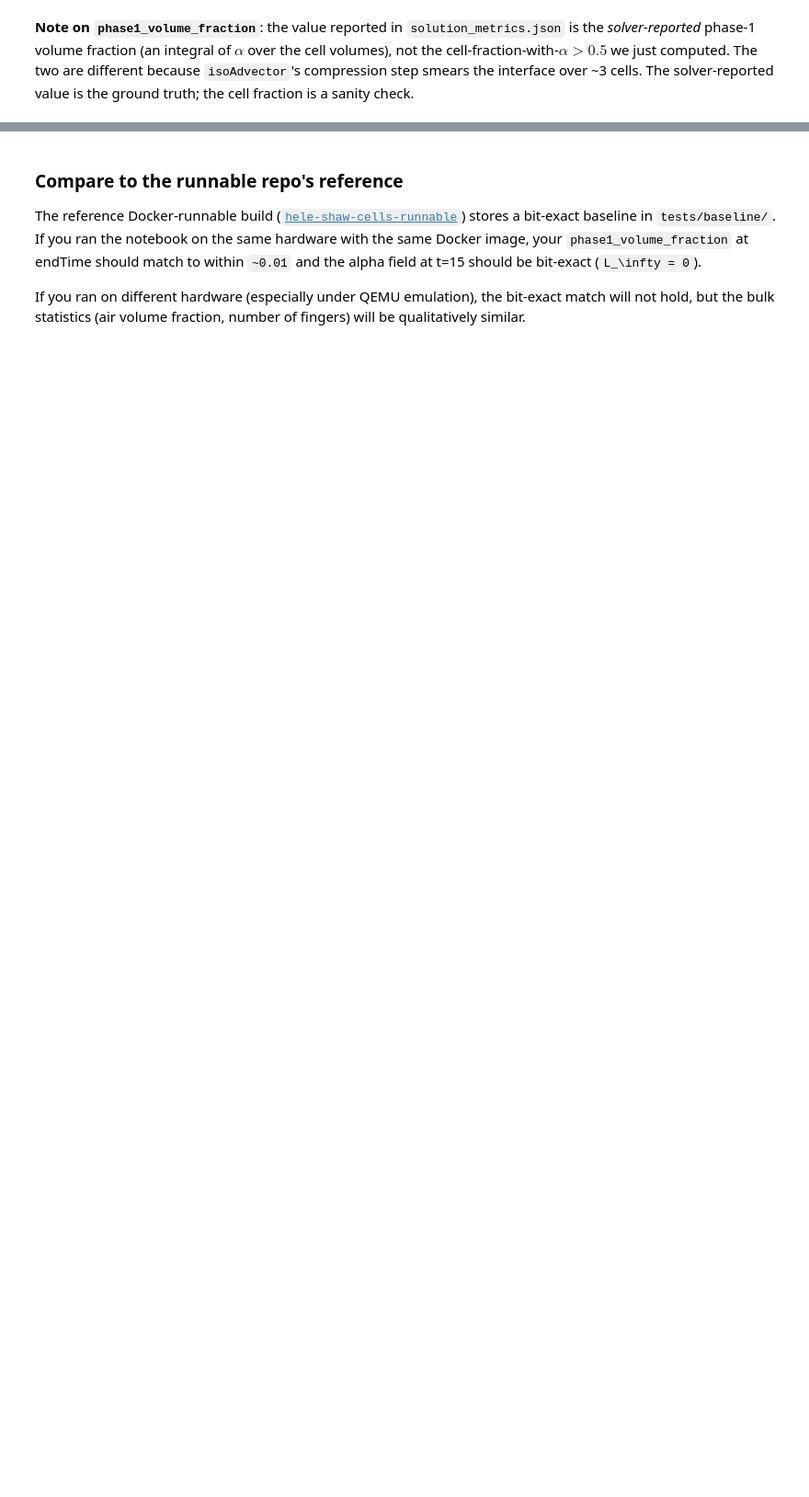
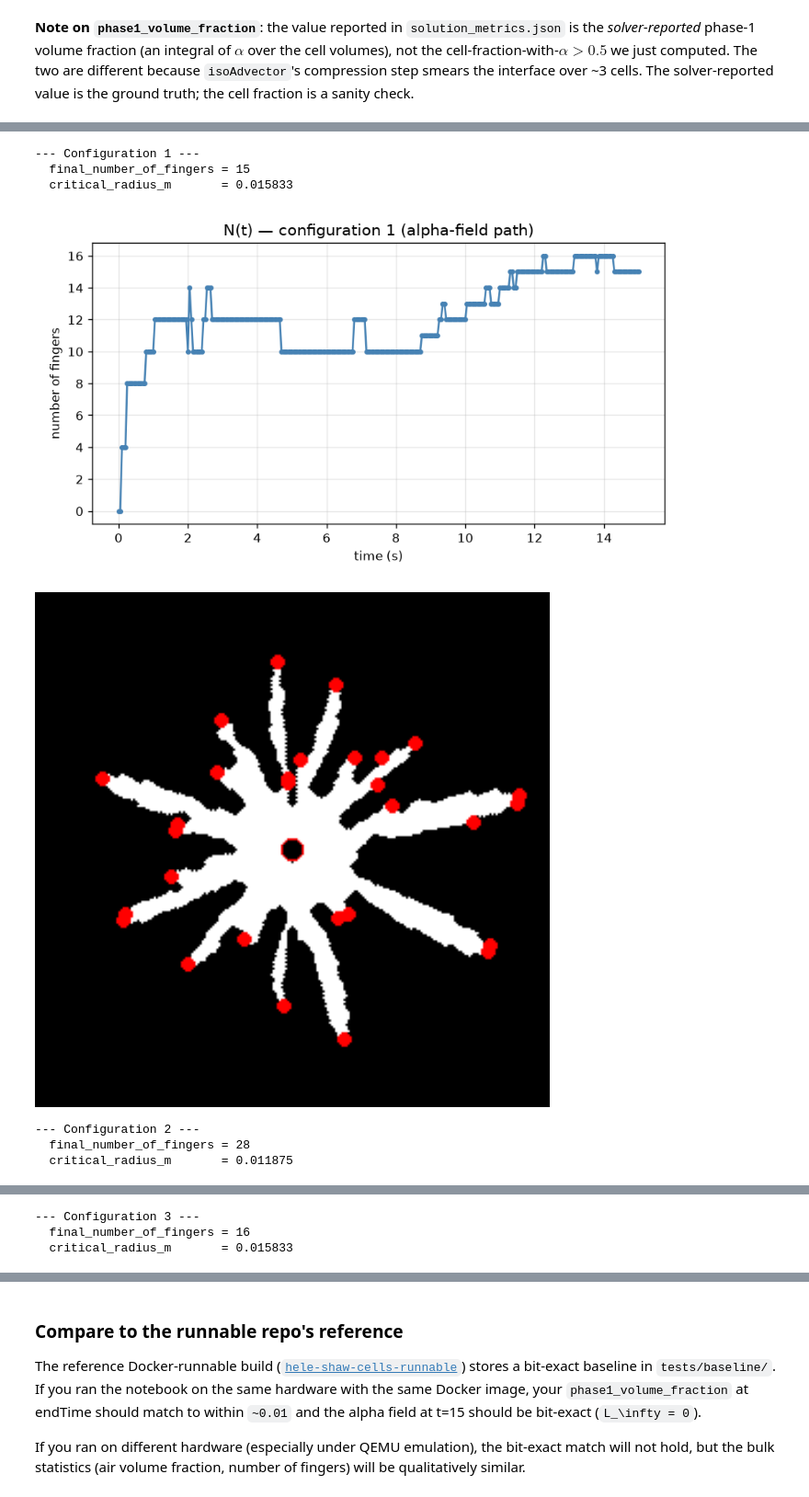
Before and after one commit to Simulation-Benchmarks/hele-shaw-cells-example, a Jupyter notebook: notebooks/Simulation_Walkthrough.ipynb, the cells around one changed output, grey strips where cells are left out. Shown at 92% size. Cells and saved outputs as stored; diff of their text form; code cells hidden in the pictures; blank space fills up the shorter version.

```diff
--- a/notebooks/Simulation_Walkthrough.ipynb
+++ b/notebooks/Simulation_Walkthrough.ipynb
@@ -754,7 +862,7 @@ from metrics import parse_alpha_field  # type: ignore[import-not-found]
 
 if RUN_SIM:
     for cfg in CONFIGS:
-        alpha_path = Path("results") / cfg / "15" / "alpha.air"
+        alpha_path = Path("results") / cfg / "Timesteps" / "15" / "alpha.air"
         if not alpha_path.exists():
             print(f"Skipping {cfg}: {alpha_path} not found")
             continue
@@ -782,0 +922,53 @@ truth; the cell fraction is a sanity check.
+# %%
+# Plot the number of fingers over time and embed the binarised
+# final-frame view (fingers.png).
+import sys
+import matplotlib
+matplotlib.use("Agg")
+import matplotlib.pyplot as plt
+from IPython.display import Image, display
+
+sys.path.insert(0, "openfoam")
+
+if not RUN_SIM:
+    print("RUN_SIMULATION=0; skipping the finger pipeline plot.")
+else:
+    for cfg in CONFIGS:
+        metrics_path = Path("results") / cfg / "solution_metrics.json"
+        if not metrics_path.exists():
+            print(f"Skipping {cfg}: {metrics_path} not found")
+            continue
+        m = json.loads(metrics_path.read_text())["metrics"]
+        n_over_time = m.get("n_fingers_over_time")
+        if not n_over_time:
+            print(f"Configuration {cfg}: no n_fingers_over_time; skipping")
+            continue
+        times = sorted(float(t) for t in n_over_time.keys())
+        counts = [n_over_time[f"{t:g}"] for t in times]
+        fig, ax = plt.subplots(figsize=(7, 4))
+        ax.plot(times, counts, "-o", color="steelblue", markersize=3)
+        ax.set_xlabel("time (s)")
+        ax.set_ylabel("number of fingers")
+        ax.set_title(f"N(t) — configuration {cfg} (alpha-field path)")
+        ax.grid(True, alpha=0.3)
+        fig.tight_layout()
+        fig.savefig(f"results/{cfg}/n_fingers_over_time.png", dpi=125)
+        plt.close(fig)
+        print(f"\n--- Configuration {cfg} ---")
+        print(f"  final_number_of_fingers = {m.get('final_number_of_fingers')}")
+        print(f"  critical_radius_m       = {m.get('critical_radius_m'):.6f}" if m.get('critical_radius_m') is not None else "  critical_radius_m       = None")
+        display(Image(filename=f"results/{cfg}/n_fingers_over_time.png", embed=True, width=700))
+        fingers_png = Path(f"results/{cfg}/fingers.png")
+        if fingers_png.exists():
+            display(Image(filename=str(fingers_png), embed=True, width=600))
+        else:
+            print(f"  (no {fingers_png}; binarised frame not rendered)")
+# %% [output]
+--- Configuration 1 ---
+  final_number_of_fingers = 15
+  critical_radius_m       = 0.015833
+[figure, added]
+[figure, added]
+--- Configuration 2 ---
+  final_number_of_fingers = 28
+  critical_radius_m       = 0.011875
@@ -782,0 +977,3 @@ truth; the cell fraction is a sanity check.
+--- Configuration 3 ---
+  final_number_of_fingers = 16
+  critical_radius_m       = 0.015833
```
Also changed, not shown: parts of 15 cells of this notebook, 17 other files.
